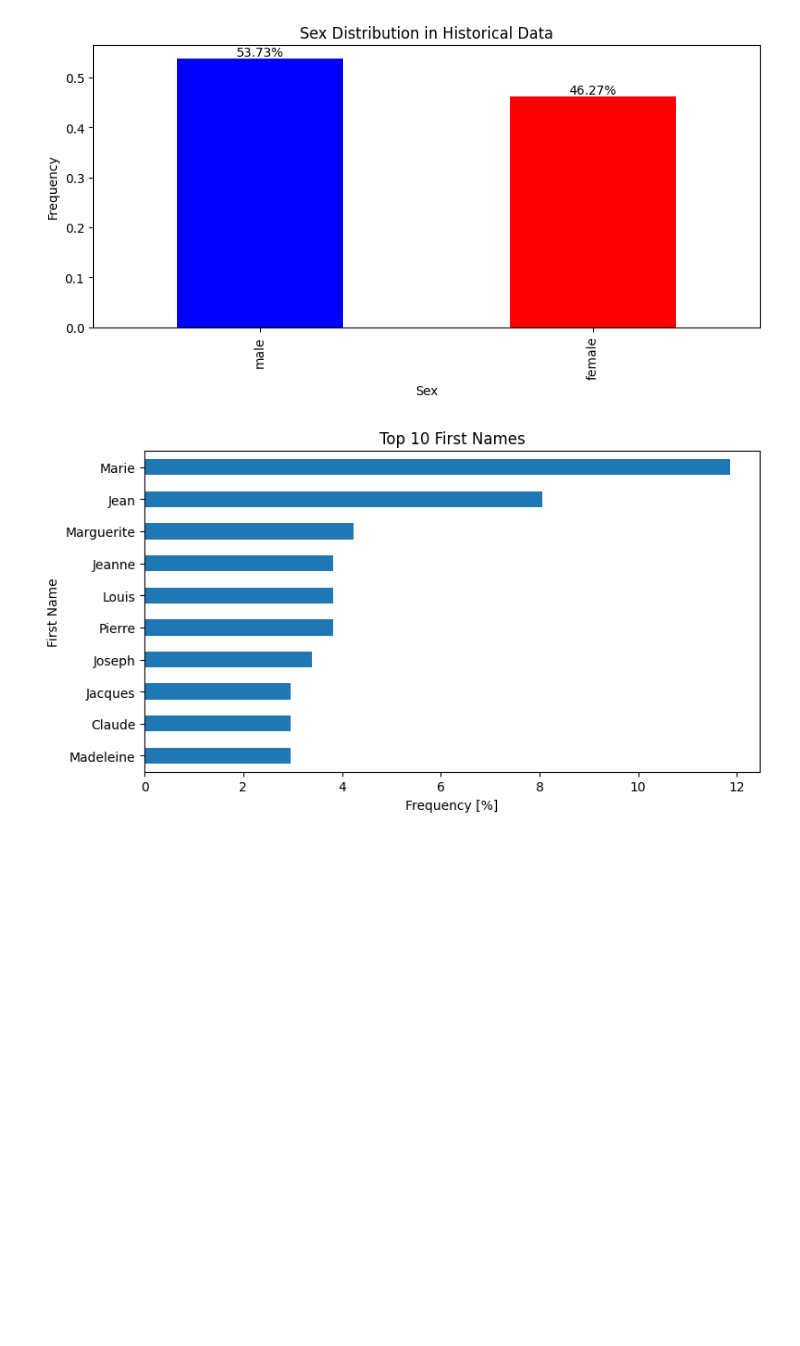
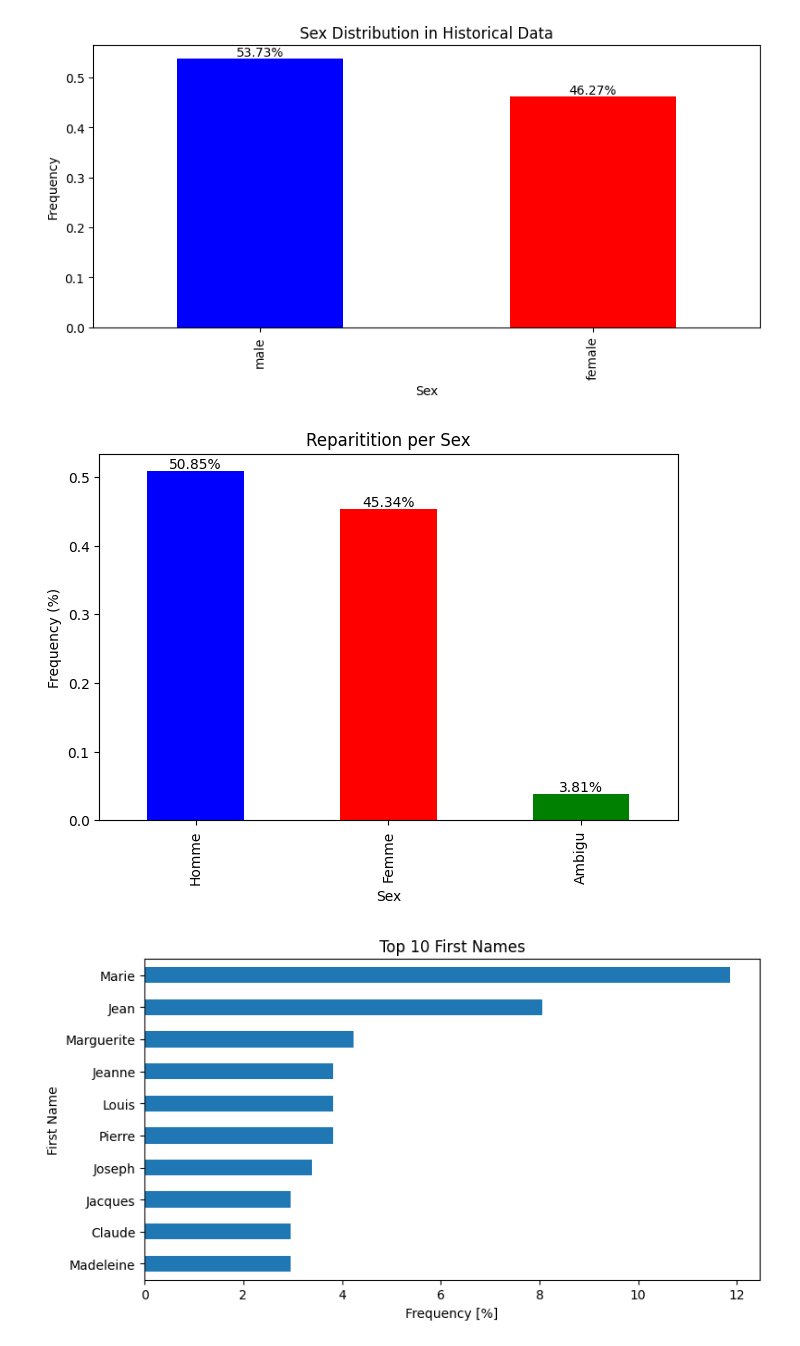
Before and after one commit to Yedson54/project-nlp-ensae3A, a Jupyter notebook: notebook/exploration.ipynb, the cells around one changed output. Cells and saved outputs as stored; diff of their text form; code cells hidden in the pictures; blank space fills up the shorter version.

```diff
--- a/notebook/exploration.ipynb
+++ b/notebook/exploration.ipynb
@@ -439,6 +438,11 @@ def annotate_bar(ax, xlabel, ylabel, title):
 annotate_bar(ax=ax, xlabel="Sex", ylabel="Frequency", title="Sex Distribution in Historical Data")
 # %% [output]
 [figure]
+# %%
+ax = (sex_gt_df["sex"].value_counts(normalize=True).plot(kind="bar", color=["blue", "red", "green"]))
+annotate_bar(ax=ax, xlabel="Sex", ylabel="Frequency (%)", title="Reparitition per Sex")
+# %% [output]
+[figure, added]
 # %%
 ax = (
     sex_gt_df['firstname_gt']
```
Also changed, not shown: parts of 4 cells of this notebook, 1 other file.
